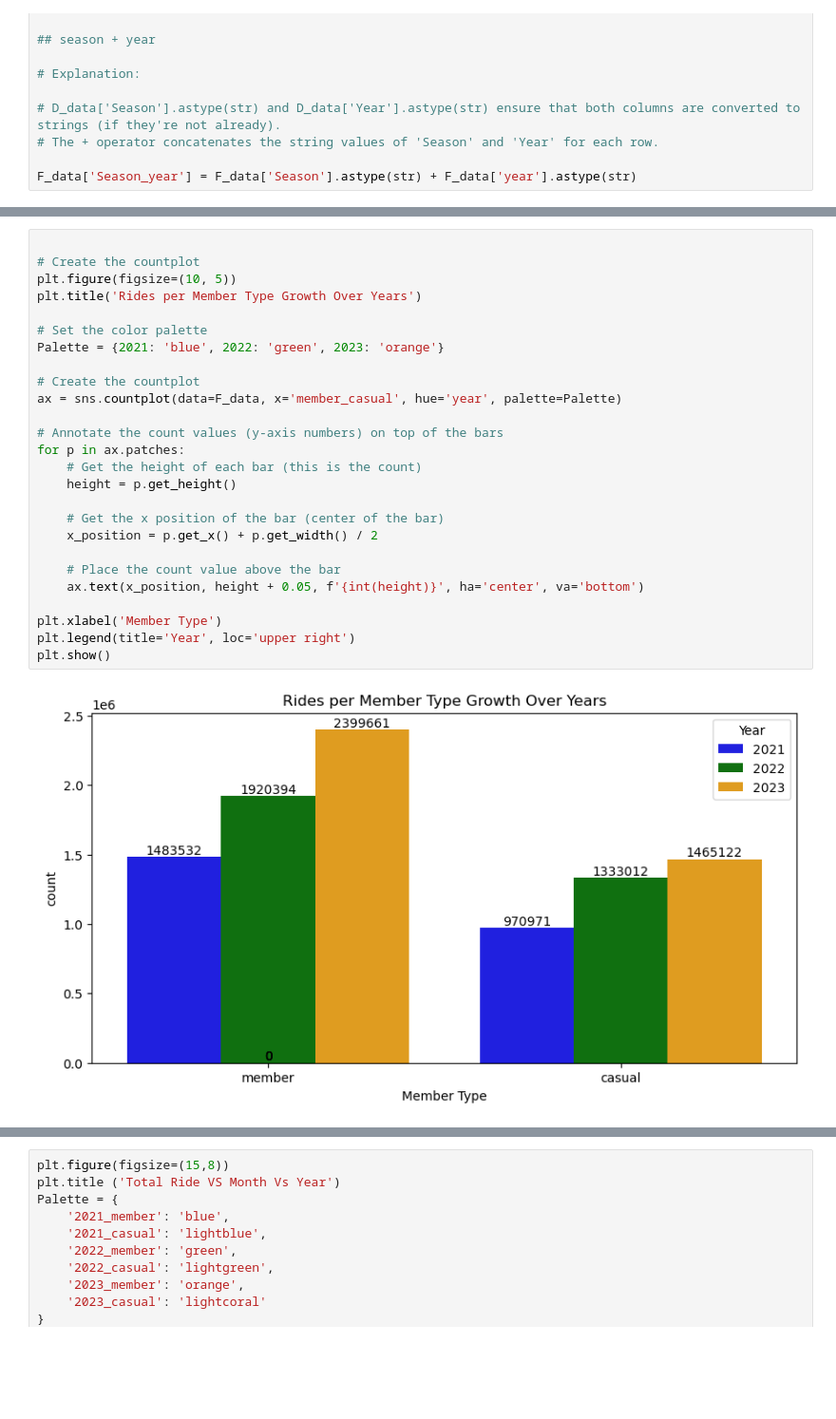
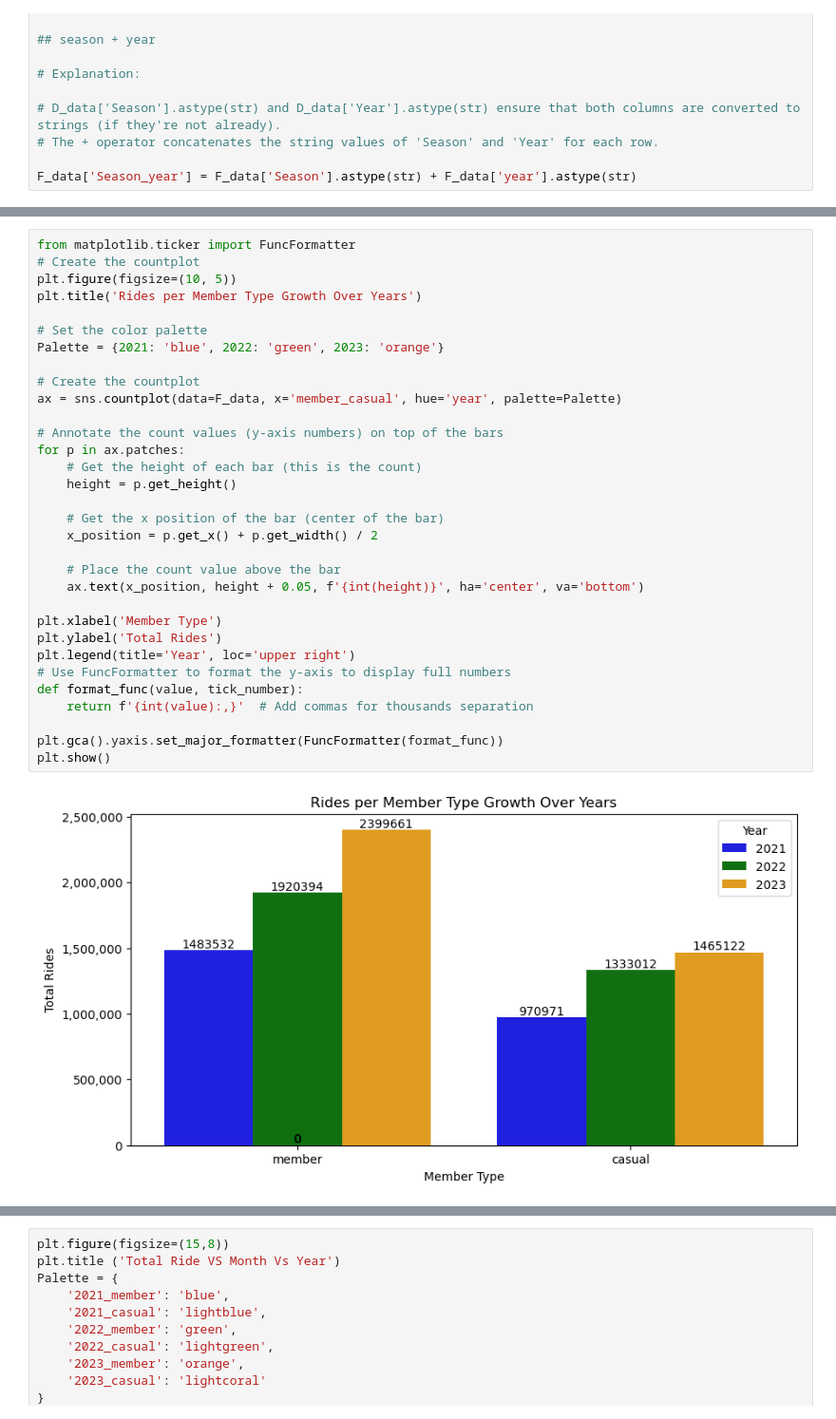
Before and after one commit to Karan9603/Data-Science-Projects, a Jupyter notebook: Project_3_Bike_Project/EDA_main.ipynb, the cells around one changed output, grey strips where cells are left out. Shown at 95% size. Drawn from its saved outputs; the diff is of its cells as text; blank space fills up the shorter version.

```diff
--- a/Project_3_Bike_Project/EDA_main.ipynb
+++ b/Project_3_Bike_Project/EDA_main.ipynb
@@ -182,32 +182,38 @@ F_data.head()
 | 4 | DA46A05139C0EA2F | classic_bike | 2021-01-01 00:17:46 | 2021-01-01 00:21:00 | 11th & Park Rd NW | 31651.0 | 14th & Newton St NW | ... |
 | 6 | 0535306B61EF92F9 | classic_bike | 2021-01-01 00:19:06 | 2021-01-01 00:36:28 | Bladensburg Rd & Benning Rd NE | 31617.0 | Good Hope Rd & MLK Ave SE | ... |
 # %%
-
+from matplotlib.ticker import FuncFormatter
 # Create the countplot
 plt.figure(figsize=(10, 5))
 plt.title('Rides per Member Type Growth Over Years')
 
 # Set the color palette
 Palette = {2021: 'blue', 2022: 'green', 2023: 'orange'}
 
 # Create the countplot
 ax = sns.countplot(data=F_data, x='member_casual', hue='year', palette=Palette)
 
 # Annotate the count values (y-axis numbers) on top of the bars
 for p in ax.patches:
     # Get the height of each bar (this is the count)
     height = p.get_height()
 
     # Get the x position of the bar (center of the bar)
     x_position = p.get_x() + p.get_width() / 2
 
     # Place the count value above the bar
     ax.text(x_position, height + 0.05, f'{int(height)}', ha='center', va='bottom')
 
 plt.xlabel('Member Type')
+plt.ylabel('Total Rides')
 plt.legend(title='Year', loc='upper right')
+# Use FuncFormatter to format the y-axis to display full numbers
+def format_func(value, tick_number):
+    return f'{int(value):,}'  # Add commas for thousands separation
+
+plt.gca().yaxis.set_major_formatter(FuncFormatter(format_func))
 plt.show()
 # %% [output]
-[figure, old version]
+[figure, new version]
 # %%
 #Order = ['2021_member', '2021_casual','2022_member', '2022_casual','2023_member', '2023_casual']
```
Also changed, not shown: parts of 3 cells of this notebook, 1 other file.
